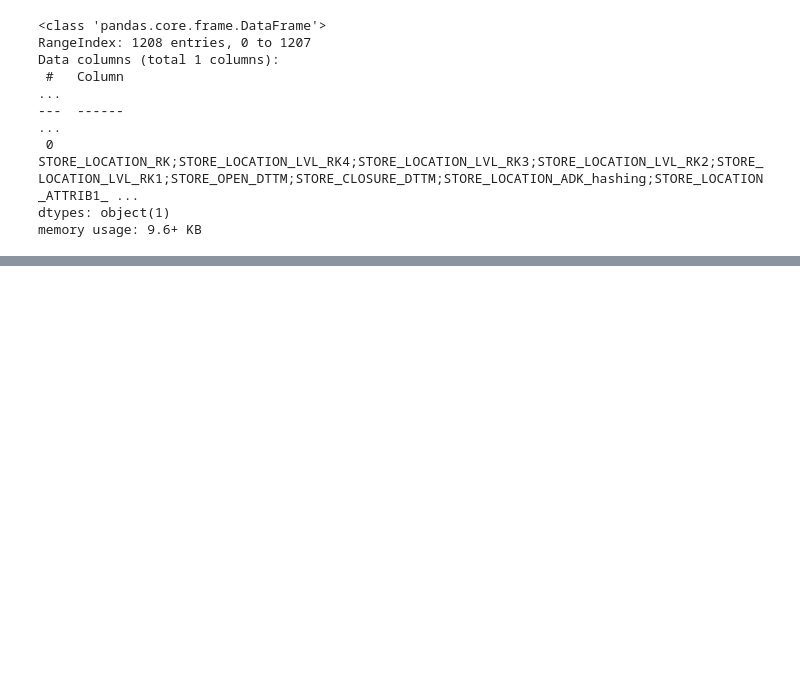
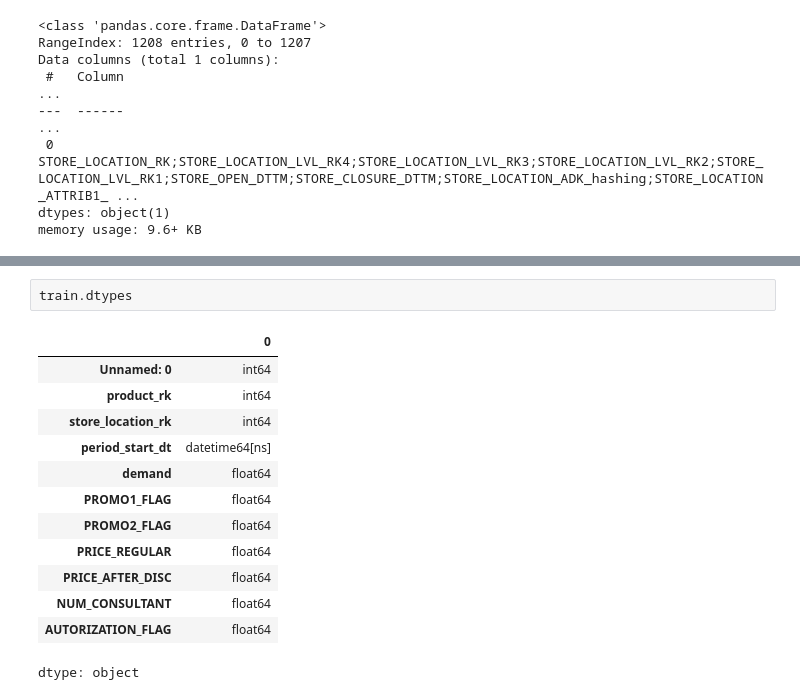
Before and after one commit to xanderkov/HSE-ASTF, a Jupyter notebook: hw-03/Kovel_w2024_25_hw3.ipynb, the cells around one changed output, grey strips where cells are left out. Cells and saved outputs as stored; diff of their text form; blank space fills up the shorter version.

```diff
--- a/hw-03/Kovel_w2024_25_hw3.ipynb
+++ b/hw-03/Kovel_w2024_25_hw3.ipynb
@@ -113,0 +121,16 @@ memory usage: 3.0+ MB
+# %%
+train.dtypes
+# %% [output]
+|  | 0 |
+| Unnamed: 0 | int64 |
+| product_rk | int64 |
+| store_location_rk | int64 |
+| period_start_dt | datetime64[ns] |
+| demand | float64 |
+| PROMO1_FLAG | float64 |
+| PROMO2_FLAG | float64 |
+| PRICE_REGULAR | float64 |
+| PRICE_AFTER_DISC | float64 |
+| NUM_CONSULTANT | float64 |
+| AUTORIZATION_FLAG | float64 |
+dtype: object
```
Also changed, not shown: parts of 13 cells of this notebook.
